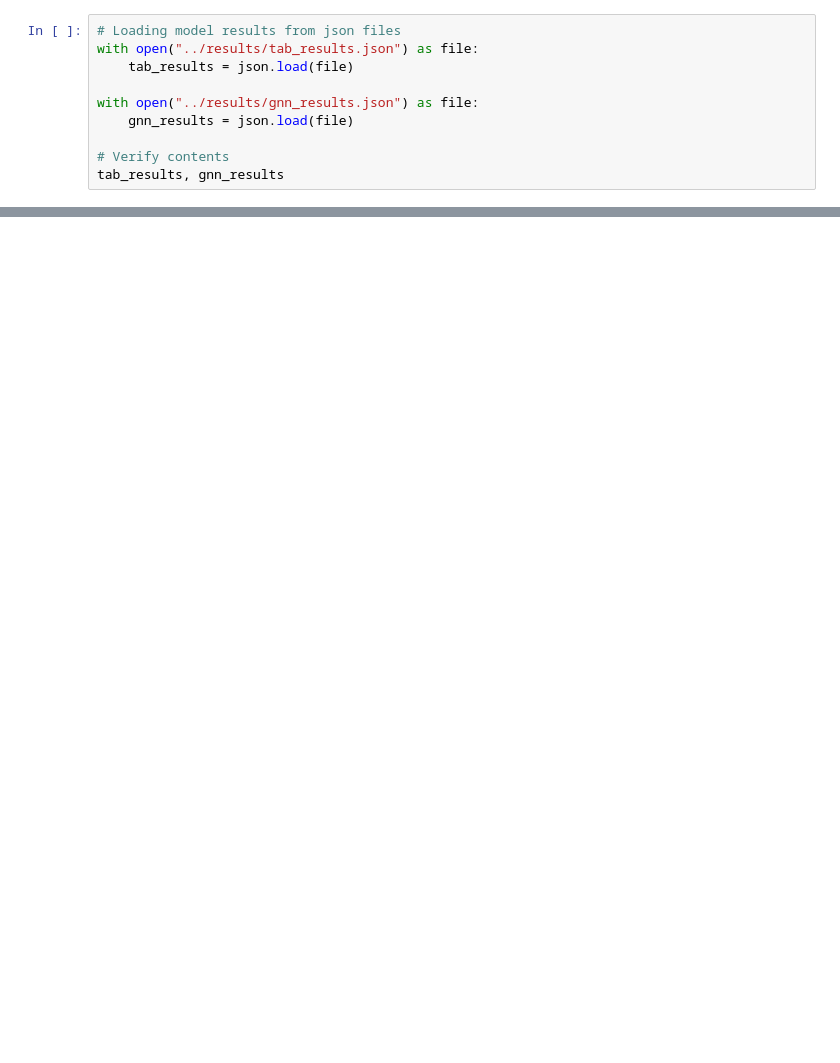
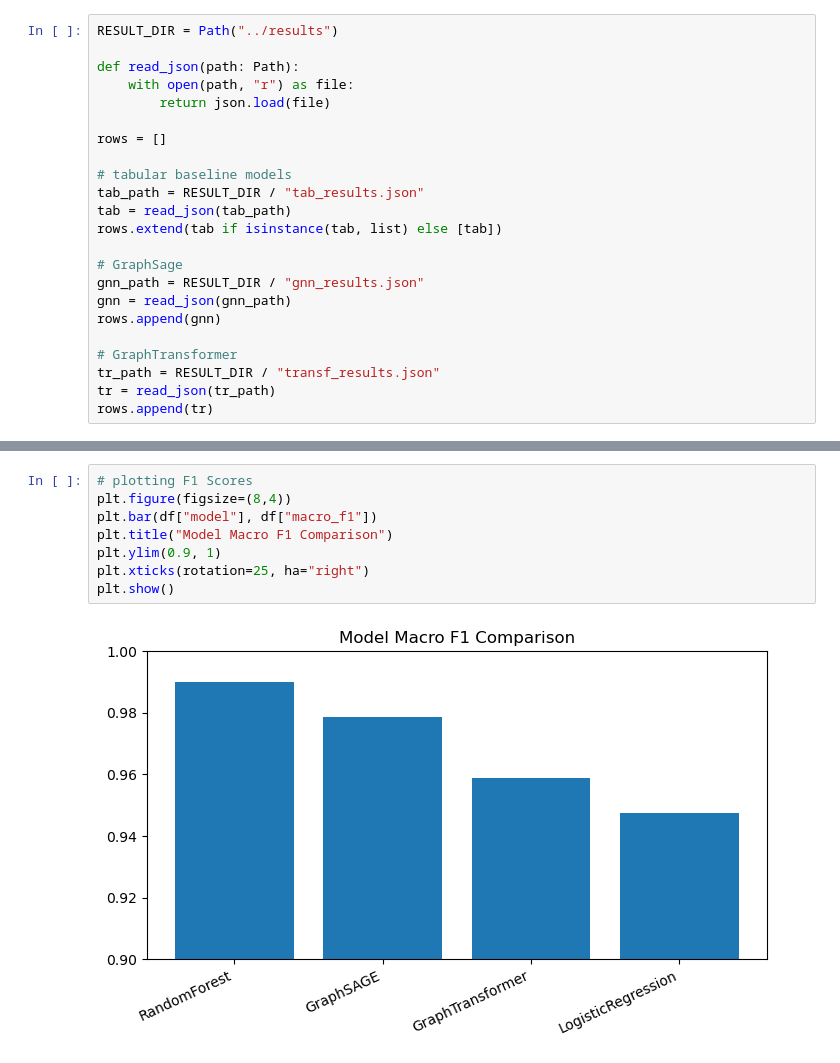
Before and after one commit to dantemallozzi05/cpu-performance-model, a Jupyter notebook: notebooks/eda.ipynb, the cells around one changed output, grey strips where cells are left out. Cells and saved outputs as stored; diff of their text form; blank space fills up the shorter version.

```diff
--- a/notebooks/eda.ipynb
+++ b/notebooks/eda.ipynb
@@ -10,10 +9,23 @@ sns.set_theme(style="whitegrid")
 # %%
-# Loading model results from json files
-with open("../results/tab_results.json") as file:
-    tab_results = json.load(file)
+RESULT_DIR = Path("../results")
 
-with open("../results/gnn_results.json") as file:
-    gnn_results = json.load(file)
+def read_json(path: Path):
+    with open(path, "r") as file:
+        return json.load(file)
 
-# Verify contents
-tab_results, gnn_results
+rows = []
+
+# tabular baseline models
+tab_path = RESULT_DIR / "tab_results.json"
+tab = read_json(tab_path)
+rows.extend(tab if isinstance(tab, list) else [tab])
+
+# GraphSage
+gnn_path = RESULT_DIR / "gnn_results.json"
+gnn = read_json(gnn_path)
+rows.append(gnn)
+
+# GraphTransformer
+tr_path = RESULT_DIR / "transf_results.json"
+tr = read_json(tr_path)
+rows.append(tr)
@@ -54,0 +58,10 @@ plt.show()
+# %%
+# plotting F1 Scores
+plt.figure(figsize=(8,4))
+plt.bar(df["model"], df["macro_f1"])
+plt.title("Model Macro F1 Comparison")
+plt.ylim(0.9, 1)
+plt.xticks(rotation=25, ha="right")
+plt.show()
+# %% [output]
+[figure, added]
```
Also changed, not shown: parts of 7 cells of this notebook, 1 other file.
